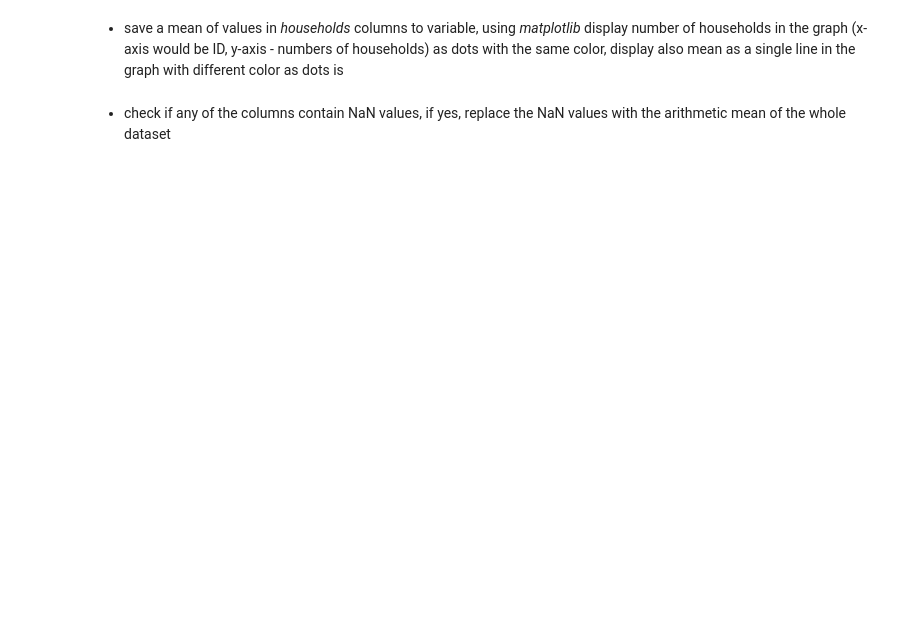
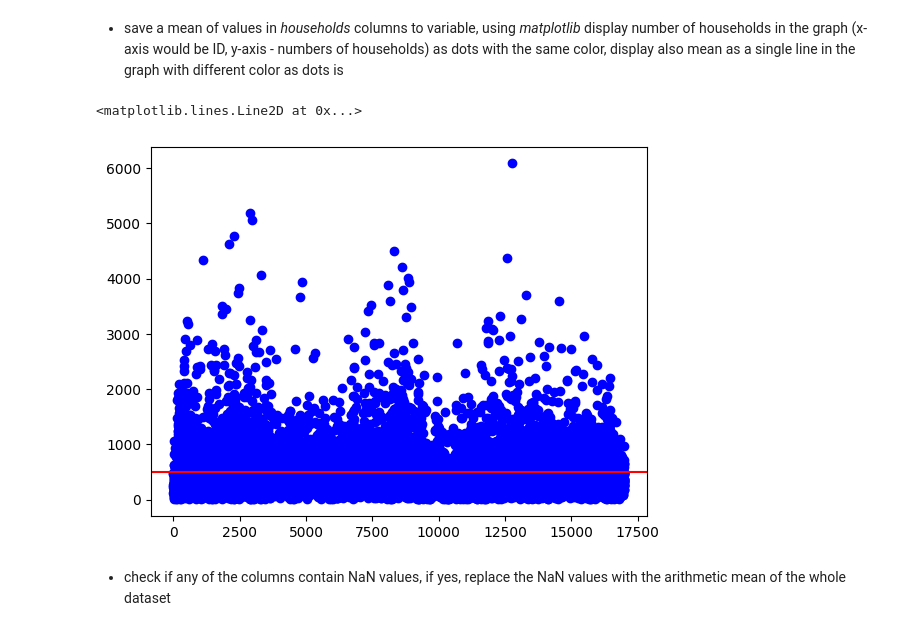
Before and after one commit to j-sikula/MPA-MLF, a Jupyter notebook: cv2/Exercise_Python.ipynb, the cells around one changed output. Saved outputs shown, nothing was run; the diff lists cells and outputs as text; code cells hidden in the pictures; blank space fills up the shorter version.

Commit message:
Added work with dataset using pandas lib

```diff
--- a/cv2/Exercise_Python.ipynb
+++ b/cv2/Exercise_Python.ipynb
@@ -334,3 +334,11 @@ Extend your *show_in_digi* function to be able to display an arbitary float numb
 # Exercise 3 - Playing with California Housing Dataset
 # %% [markdown]
 The purpose of this exercise is to learn basic operations of **pandas** library. Use *california_housing_dataset* you can find in google colab to do following operations:
+# %%
+import pandas as pd
+
+# Colab provides this dataset in the 'sample_data' folder by default
+dataset = pd.read_csv('/content/sample_data/california_housing_train.csv')
+
+# Verify it's loaded
+dataset.head()
@@ -343,4 +402,19 @@ The purpose of this exercise is to learn basic operations of **pandas** library.
 # %% [markdown]
 - save a mean of values in *households* columns to variable, using *matplotlib* display number of households in the graph (x-axis would be ID, y-axis - numbers of households) as dots with the same color, display also mean as a single line in the graph with different color as dots is
+# %%
+import matplotlib.pyplot as plt
+mean_households = dataset['households'].mean()
+
+x_axis = dataset.index
+y_axis = dataset['households']
+
+plt.figure(1)
+plt.scatter(x_axis, y_axis, color='blue')
+#old way - plt.plot(x_axis[[0,-1]], [mean_households, mean_households], color='red')
+
+plt.axhline(y=mean_households, color='red', linestyle='-')
+# %% [output]
+<matplotlib.lines.Line2D at 0x...>
+[figure, added]
 # %% [markdown]
  - check if any of the columns contain NaN values, if yes, replace the NaN values with the arithmetic mean of the whole dataset
```
Also changed, not shown: parts of 9 cells of this notebook.
